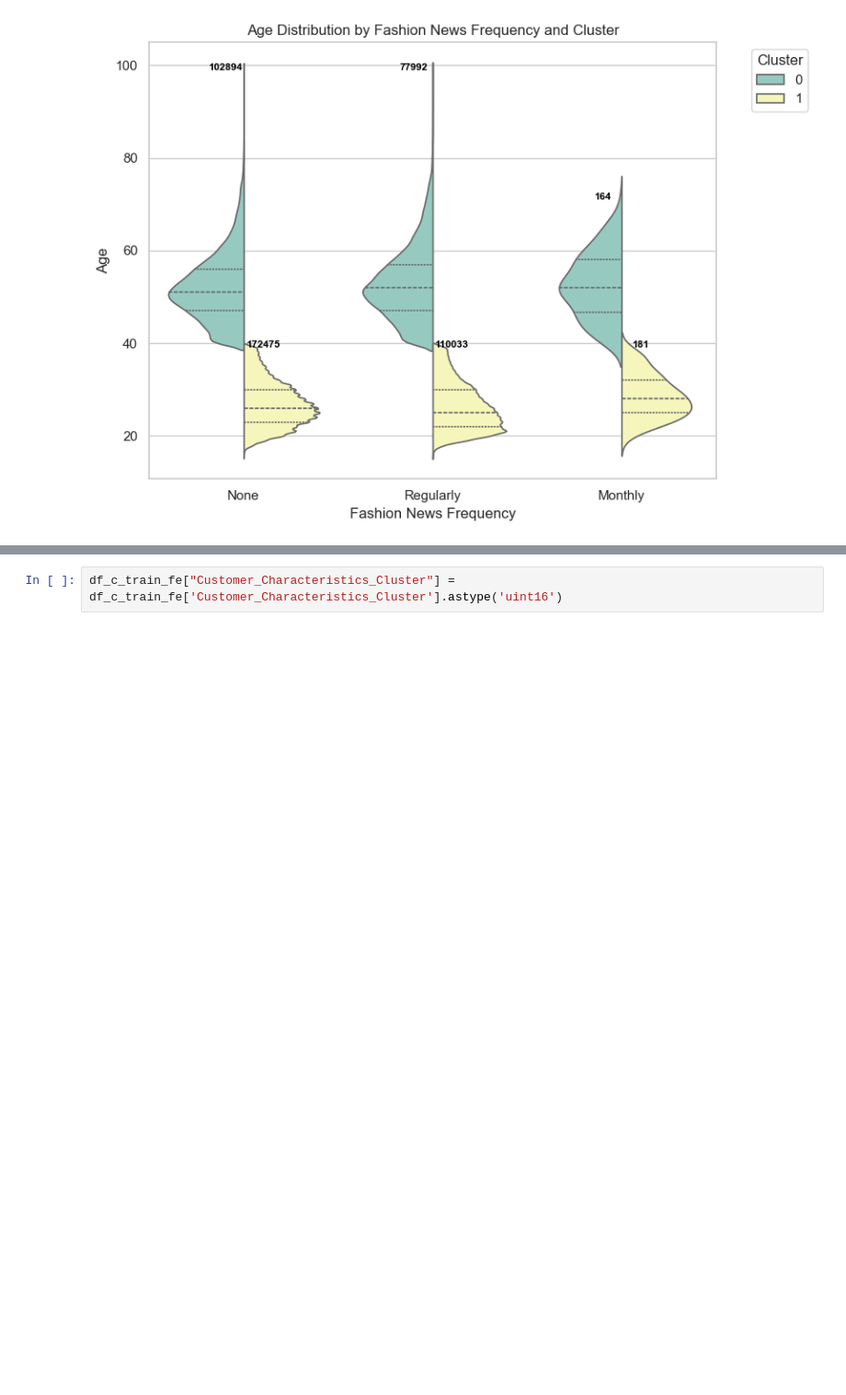
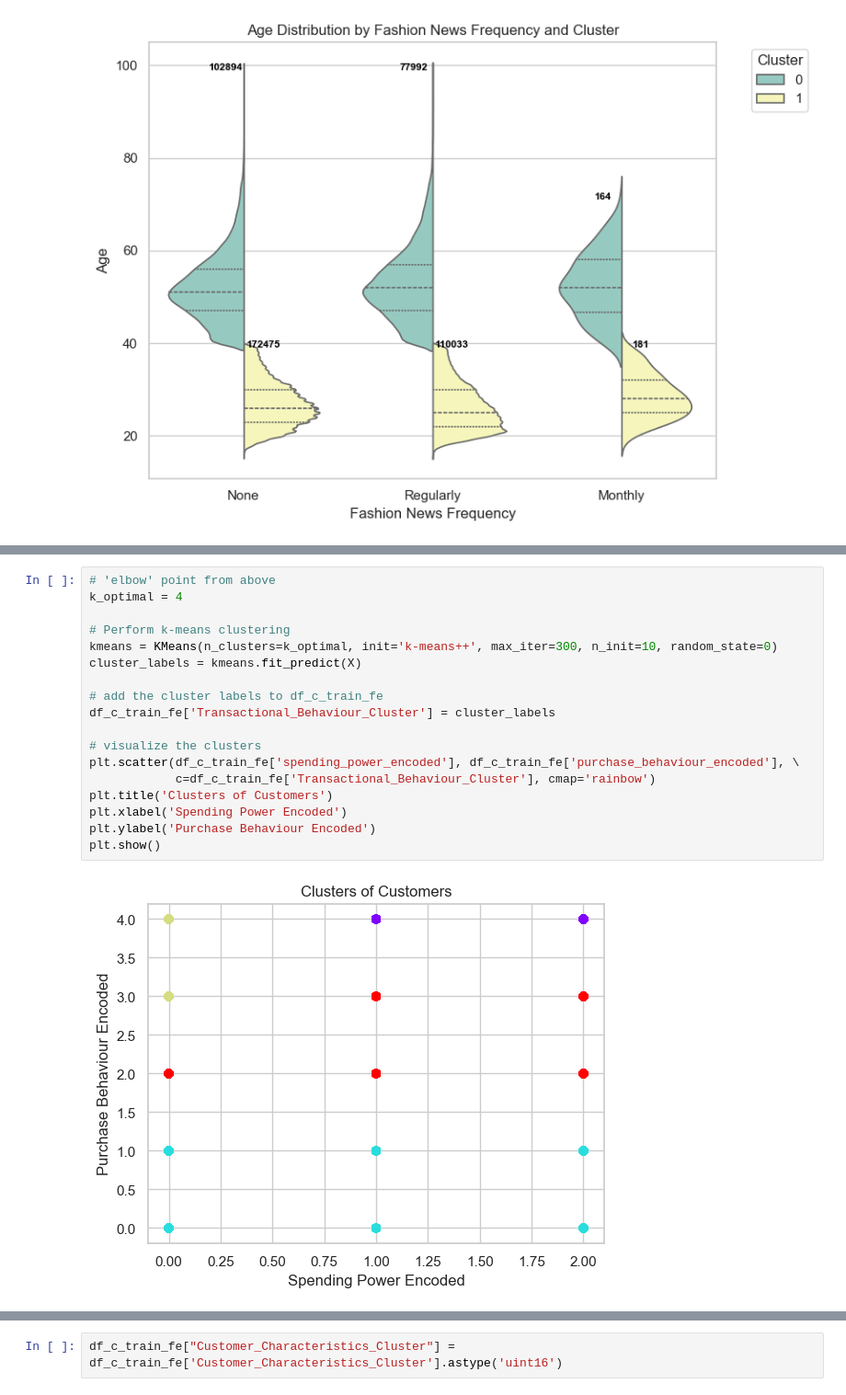
Before and after one commit to aldensiol/FashoReco, a Jupyter notebook: customer-segmentation.ipynb, the cells around one changed output, grey strips where cells are left out. Shown at 92% size. Saved outputs shown, nothing was run; the diff lists cells and outputs as text; blank space fills up the shorter version.

```diff
--- a/customer-segmentation.ipynb
+++ b/customer-segmentation.ipynb
@@ -310 +252,21 @@ Init: initializing centroids
+# %%
+# 'elbow' point from above
+k_optimal = 4
+
+# Perform k-means clustering
+kmeans = KMeans(n_clusters=k_optimal, init='k-means++', max_iter=300, n_init=10, random_state=0)
+cluster_labels = kmeans.fit_predict(X)
+
+# add the cluster labels to df_c_train_fe
+df_c_train_fe['Transactional_Behaviour_Cluster'] = cluster_labels
+
+# visualize the clusters
+plt.scatter(df_c_train_fe['spending_power_encoded'], df_c_train_fe['purchase_behaviour_encoded'], \
+            c=df_c_train_fe['Transactional_Behaviour_Cluster'], cmap='rainbow')
+plt.title('Clusters of Customers')
+plt.xlabel('Spending Power Encoded')
+plt.ylabel('Purchase Behaviour Encoded')
+plt.show()
+# %% [output]
+[figure, added]
 # %%
```
Also changed, not shown: parts of 24 cells of this notebook.
